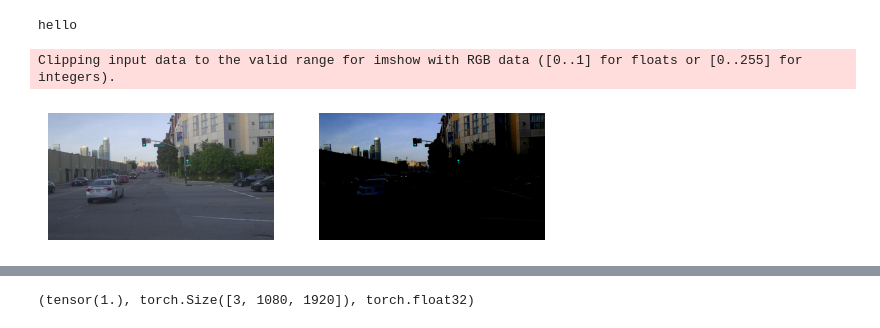
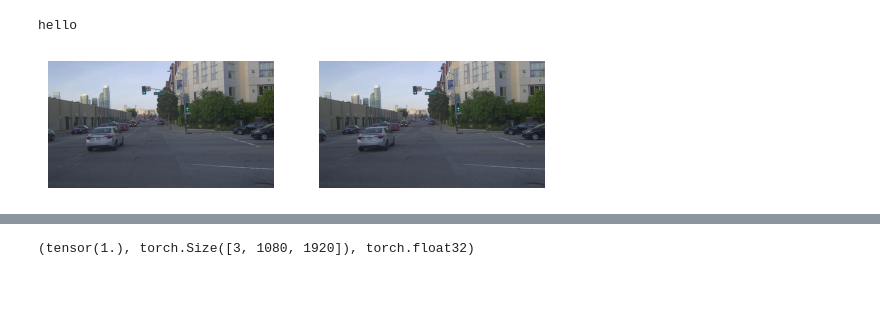
Before and after one commit to gasparyanartur/imaginedriving, a Jupyter notebook: notebooks/diffusion-example.ipynb, the cells around one changed output, grey strips where cells are left out. Drawn from its saved outputs; the diff is of its cells as text; code cells hidden in the pictures; blank space fills up the shorter version.

```diff
--- a/notebooks/diffusion-example.ipynb
+++ b/notebooks/diffusion-example.ipynb
@@ -29,13 +29,12 @@ hello
 # %%
 import matplotlib.pyplot as plt
 from src.utils import show_img
 
 # Check VAE
-img_enc = pipe.pipe.image_processor.preprocess(ex_img)
+img_pp = pipe.pipe.image_processor.preprocess(ex_img)
 
 plt, (ax1, ax2) = plt.subplots(1, 2)
 show_img(ex_img, ax1)
-show_img(img_enc[0], ax2)
+show_img((img_pp[0] + 1) / 2 , ax2)
 # %% [output]
-Clipping input data to the valid range for imshow with RGB data ([0..1] for floats or [0..255] for integers).
-[figure, old version]
+[figure, new version]
```
Also changed, not shown: parts of 7 cells of this notebook, 2 other files.
